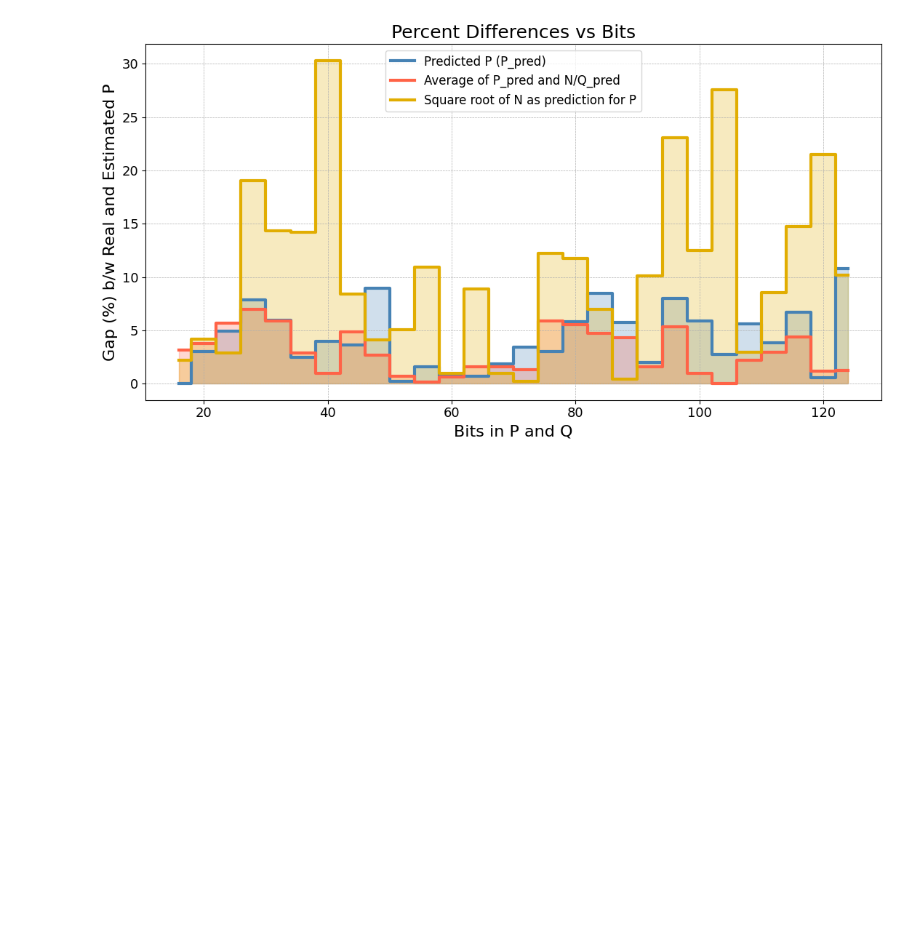
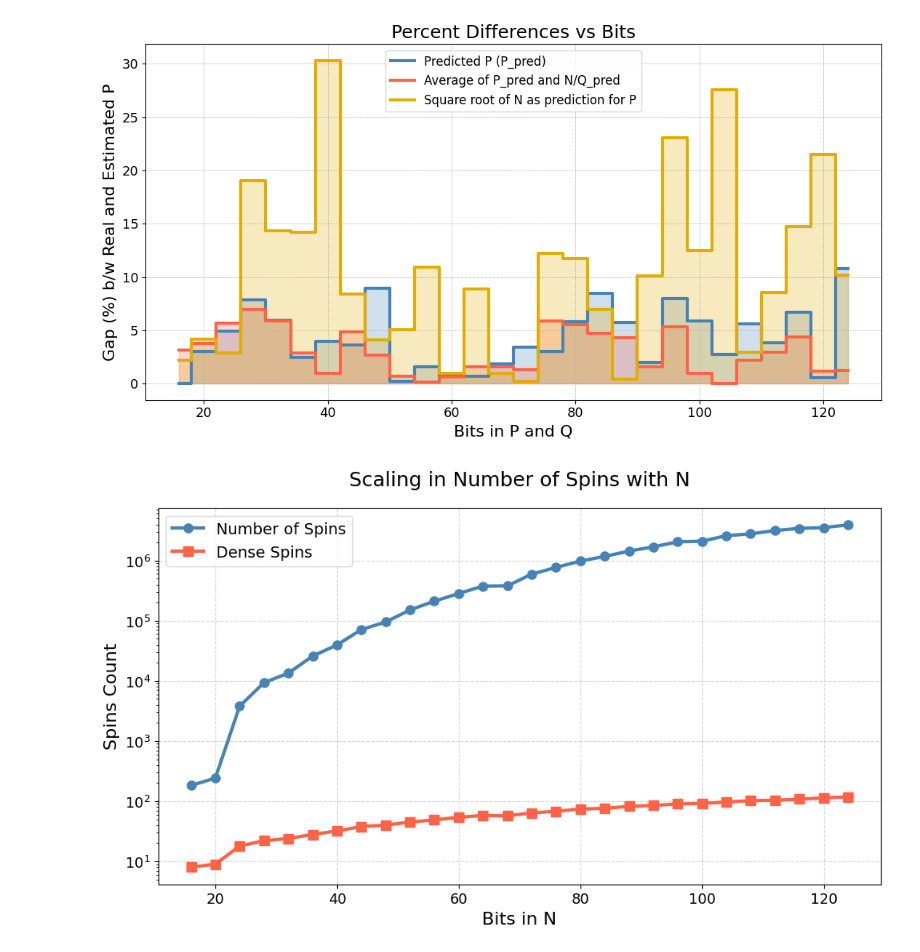
Before and after one commit to AdvithDesu/Digital_Annealer, a Jupyter notebook: Plotting shit.ipynb, the cells around one changed output. Saved outputs shown, nothing was run; the diff lists cells and outputs as text; code cells hidden in the pictures; blank space fills up the shorter version.

Commit message:
New images for spin scaling

```diff
--- a/Plotting shit.ipynb
+++ b/Plotting shit.ipynb
@@ -608,3 +608,61 @@ plt.tight_layout()
 plt.show()
 # %% [output]
 [figure]
+# %%
+import matplotlib.pyplot as plt
+
+# Data
+bits_N = [16, 20, 24, 28, 32, 36, 40, 44, 48, 52,
+          56, 60, 64, 68, 72, 76, 80, 84, 88, 92,
+          96, 100, 104, 108, 112, 116, 120, 124]
+
+num_spins = [182, 243, 3809, 9352, 13459, 25847, 39602, 71119,
+             95254, 151308, 210591, 283583, 375929, 379137,
+             593812, 767616, 979473, 1174800, 1434281, 1690576,
+             2045010, 2096900, 2590830, 2779959, 3149211,
+             3430923, 3529752, 3922522]
+
+num_dense = [8, 9, 18, 22, 24, 28, 32, 38,
+             40, 45, 49, 54, 58, 57,
+             64, 68, 74, 76, 82, 85,
+             90, 92, 97, 102, 104,
+             108, 114, 118]
+
+# Plot
+fig, ax = plt.subplots(figsize=(10, 6))
+
+ax.plot(bits_N, num_spins,
+        marker='o',
+        label='Number of Spins',
+        color='steelblue',
+        linewidth=3,
+        markersize=8)
+
+ax.plot(bits_N, num_dense,
+        marker='s',
+        label='Dense Spins',
+        color='tomato',
+        linewidth=3,
+        markersize=8)
+
+# Log scale for y-axis
+ax.set_yscale('log')
+
+# Labels and title
+ax.set_xlabel('Bits in N', fontsize=16)
+ax.set_ylabel('Spins Count', fontsize=16)
+ax.set_title('Scaling in Number of Spins with N',
+             fontsize=18,
+             pad=20)
+
+# Styling
+ax.legend(fontsize=14)
+ax.tick_params(axis='both', labelsize=13)
+ax.grid(True, linestyle='--', alpha=0.5)
+
+plt.tight_layout()
+
+plt.savefig('bits_vs_spins_dense.png', dpi=150)
+plt.show()
+# %% [output]
+[figure, added]
```
Also changed, not shown: 3 other files.
